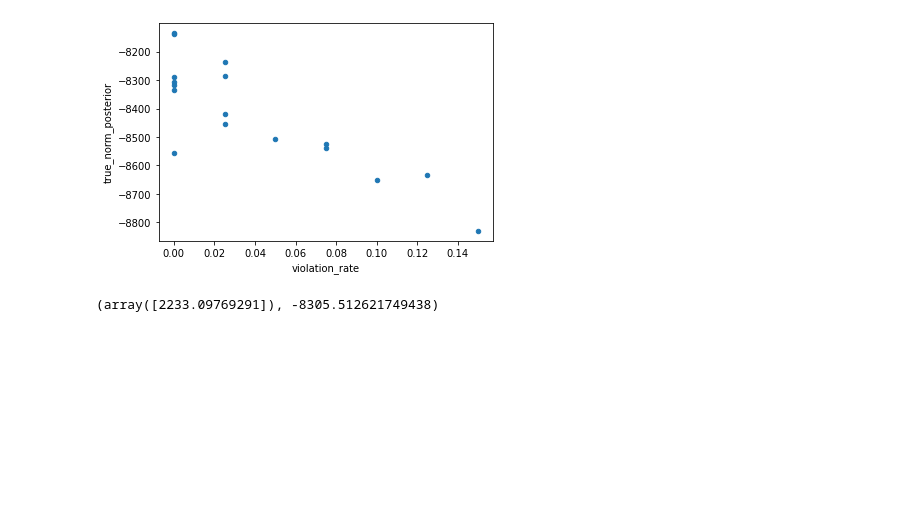
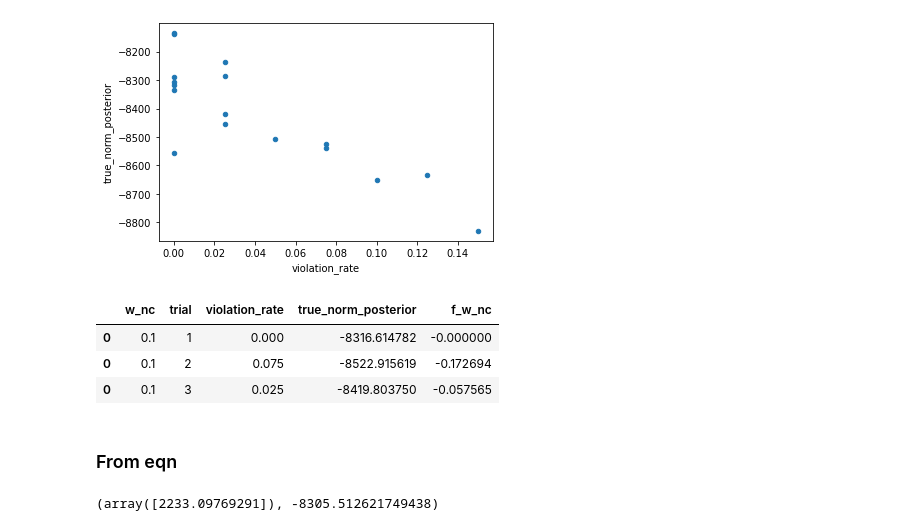
Before and after one commit to ashish1610dhiman/learning_norms_with_mcmc_from_pcfg_IJCAI21, a Jupyter notebook: notebooks/1.3.1_nc_exp3_analysis.ipynb, the cells around one changed output. Saved outputs shown, nothing was run; the diff lists cells and outputs as text; code cells hidden in the pictures; blank space fills up the shorter version.

```diff
--- a/notebooks/1.3.1_nc_exp3_analysis.ipynb
+++ b/notebooks/1.3.1_nc_exp3_analysis.ipynb
@@ -73,6 +97,15 @@ z1.plot(x="violation_rate",y="true_norm_posterior",kind="scatter")
 # %% [output]
 <AxesSubplot:xlabel='violation_rate', ylabel='true_norm_posterior'>
 [figure]
+# %%
+z1.loc[z1.w_nc==0.1]
+# %% [output]
+|  | w_nc | trial | violation_rate | true_norm_posterior | f_w_nc |
+| 0 | 0.1 | 1 | 0.000 | -8316.614782 | -0.000000 |
+| 0 | 0.1 | 2 | 0.075 | -8522.915619 | -0.172694 |
+| 0 | 0.1 | 3 | 0.025 | -8419.803750 | -0.057565 |
+# %% [markdown]
+### From eqn
 # %%
 from sklearn.linear_model import LinearRegression
 import matplotlib.pyplot as plt
```
Also changed, not shown: parts of 5 cells of this notebook.
